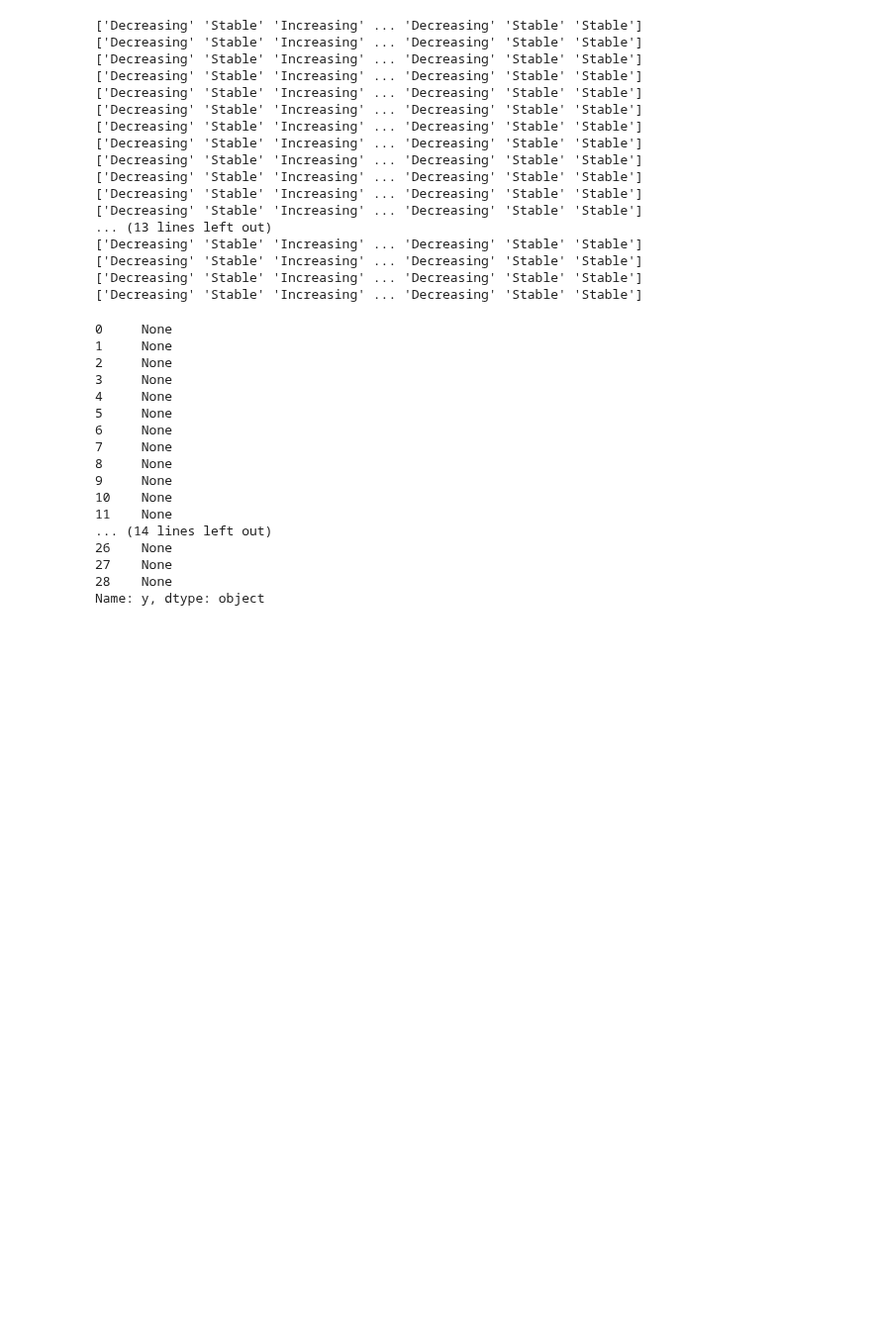
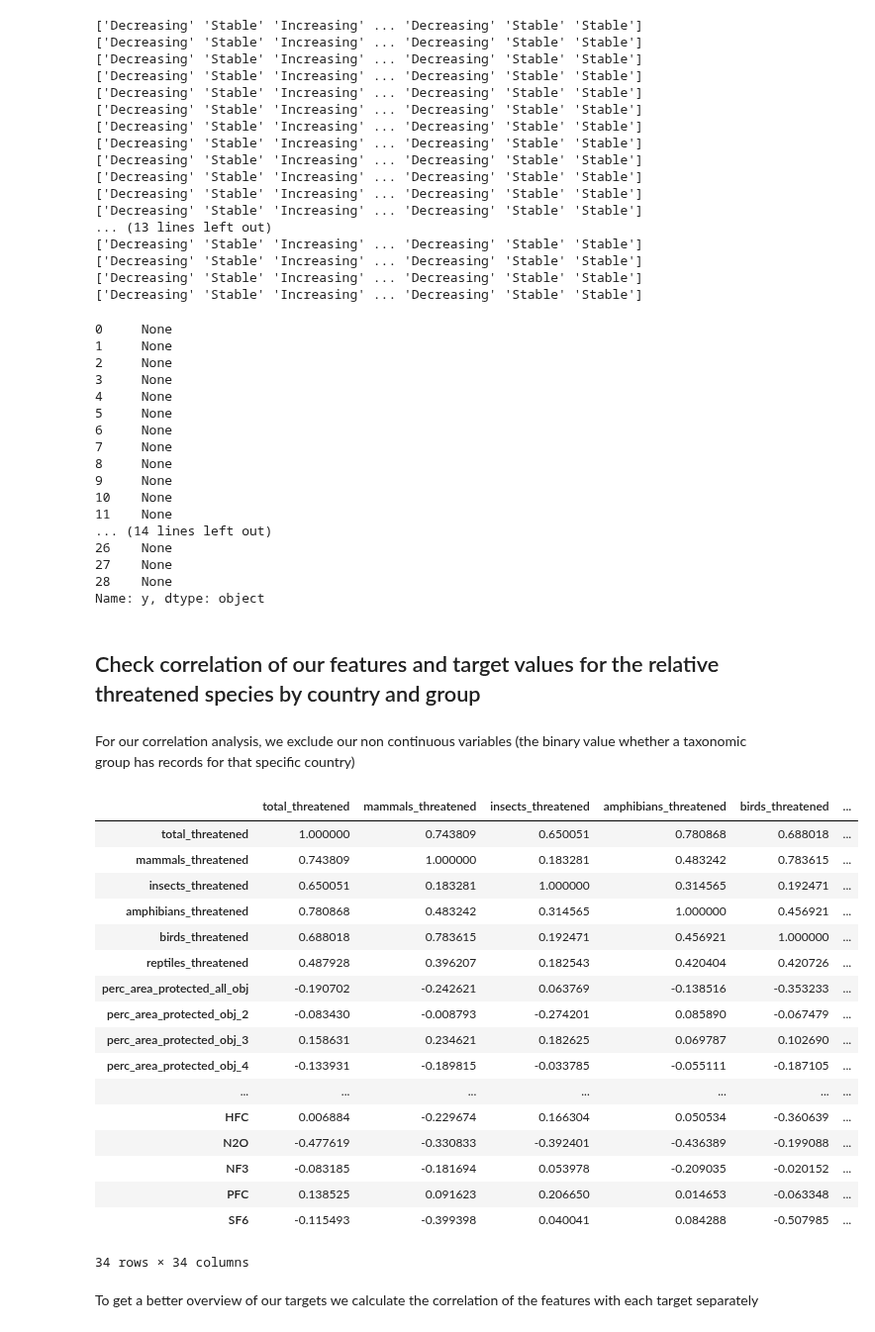
Before and after one commit to MarkusKiesel93/DOPPThreatenedSpecies, a Jupyter notebook: merged_data_analysis.ipynb, the cells around one changed output. Shown at 99% size. Saved outputs shown, nothing was run; the diff lists cells and outputs as text; code cells hidden in the pictures; blank space fills up the shorter version.

Commit message:
added correlations

```diff
--- a/merged_data_analysis.ipynb
+++ b/merged_data_analysis.ipynb
@@ -392,3 +401,34 @@ run_df['y'].apply(lambda x: print(x))
 27    None
 28    None
 Name: y, dtype: object
+# %% [markdown]
+## Check correlation of our features and target values for the relative threatened species by country and group
+# %% [markdown]
+For our correlation analysis, we exclude our non continuous variables (the binary value whether a taxonomic group has records for that specific country)
+# %%
+full_threatened_corr = full_threatened.copy()
+full_threatened_corr = full_threatened.drop(columns=['mammals_resident', 'insects_resident', "amphibians_resident", "birds_resident", "reptiles_resident"])
+# %%
+#full correlation matrix to also get an overview of correlations between different features
+full_threatened_corr.corr(method= 'pearson')
+# %% [output]
+|  | total_threatened | mammals_threatened | insects_threatened | amphibians_threatened | birds_threatened | ... |
+| total_threatened | 1.000000 | 0.743809 | 0.650051 | 0.780868 | 0.688018 | ... |
+| mammals_threatened | 0.743809 | 1.000000 | 0.183281 | 0.483242 | 0.783615 | ... |
+| insects_threatened | 0.650051 | 0.183281 | 1.000000 | 0.314565 | 0.192471 | ... |
+| amphibians_threatened | 0.780868 | 0.483242 | 0.314565 | 1.000000 | 0.456921 | ... |
+| birds_threatened | 0.688018 | 0.783615 | 0.192471 | 0.456921 | 1.000000 | ... |
+| reptiles_threatened | 0.487928 | 0.396207 | 0.182543 | 0.420404 | 0.420726 | ... |
+| perc_area_protected_all_obj | -0.190702 | -0.242621 | 0.063769 | -0.138516 | -0.353233 | ... |
+| perc_area_protected_obj_2 | -0.083430 | -0.008793 | -0.274201 | 0.085890 | -0.067479 | ... |
+| perc_area_protected_obj_3 | 0.158631 | 0.234621 | 0.182625 | 0.069787 | 0.102690 | ... |
+| perc_area_protected_obj_4 | -0.133931 | -0.189815 | -0.033785 | -0.055111 | -0.187105 | ... |
+| ... | ... | ... | ... | ... | ... | ... |
+| HFC | 0.006884 | -0.229674 | 0.166304 | 0.050534 | -0.360639 | ... |
+| N2O | -0.477619 | -0.330833 | -0.392401 | -0.436389 | -0.199088 | ... |
+| NF3 | -0.083185 | -0.181694 | 0.053978 | -0.209035 | -0.020152 | ... |
+| PFC | 0.138525 | 0.091623 | 0.206650 | 0.014653 | -0.063348 | ... |
+| SF6 | -0.115493 | -0.399398 | 0.040041 | 0.084288 | -0.507985 | ... |
+34 rows × 34 columns
+# %% [markdown]
+To get a better overview of our targets we calculate the correlation of the features with each target separately
```
Also changed, not shown: parts of 18 cells of this notebook.
